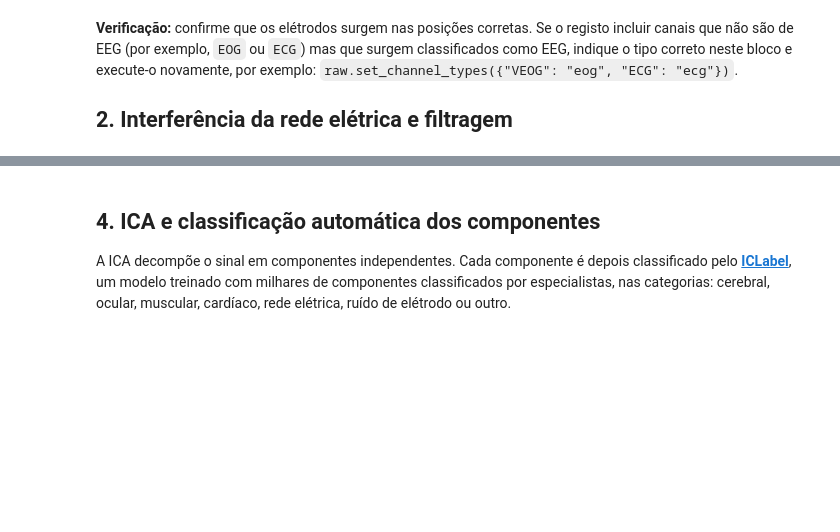
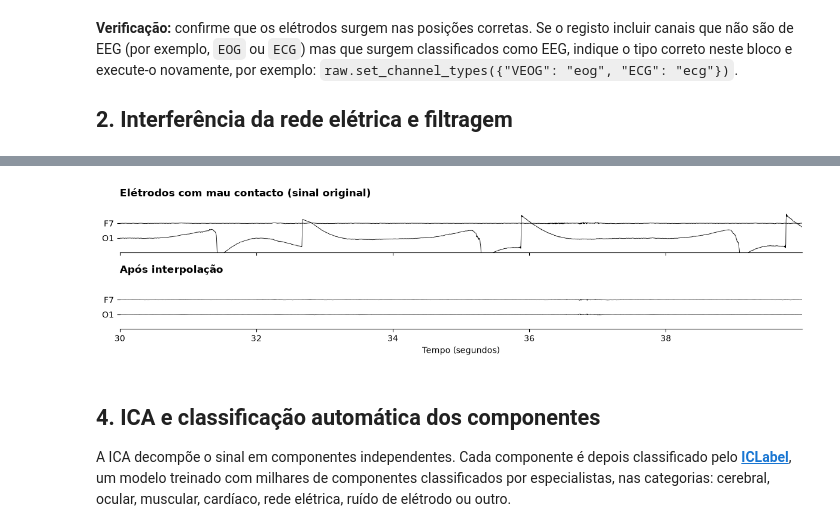
Before and after one commit to AnaLuciaRocha/eeg_course, a Jupyter notebook: notebooks/02_pipeline_completo.ipynb, the cells around one changed output, grey strips where cells are left out. Cells and saved outputs as stored; diff of their text form; code cells hidden in the pictures; blank space fills up the shorter version.

```diff
--- a/notebooks/02_pipeline_completo.ipynb
+++ b/notebooks/02_pipeline_completo.ipynb
@@ -326,14 +433,12 @@ Os elétrodos identificados são interpolados a partir dos elétrodos vizinhos:
 # %%
 repaired = filtered.copy()
-repaired.info["bads"] = list(bads)
-if bads:
-    repaired.interpolate_bads()   # interpolação esférica a partir dos elétrodos vizinhos
-    show([filtered, repaired], ["Elétrodos com mau contacto (sinal original)", "Após interpolação"],
-         channels=list(bads)[:12])
+repaired.info["bads"] = bads
+repaired.interpolate_bads()
+repaired.set_eeg_reference("average")
 
-# Referência média: o potencial de cada elétrodo passa a ser expresso em relação à média
-# de todos os elétrodos (condição necessária para o classificador ICLabel)
-repaired.set_eeg_reference("average");
+show([filtered, repaired], ["Elétrodos com mau contacto (sinal original)", "Após interpolação"], channels=bads[:12])
+# %% [output]
+[figure, added]
 # %% [markdown]
 ## 4. ICA e classificação automática dos componentes
 
```
Also changed, not shown: parts of 29 cells of this notebook, 4 other files.
